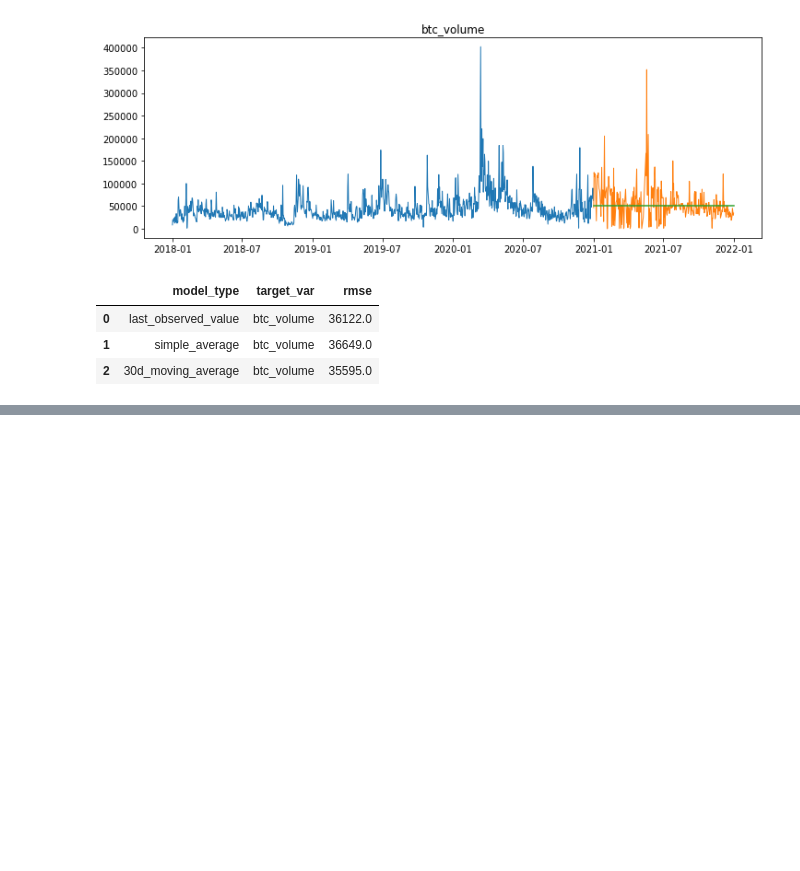
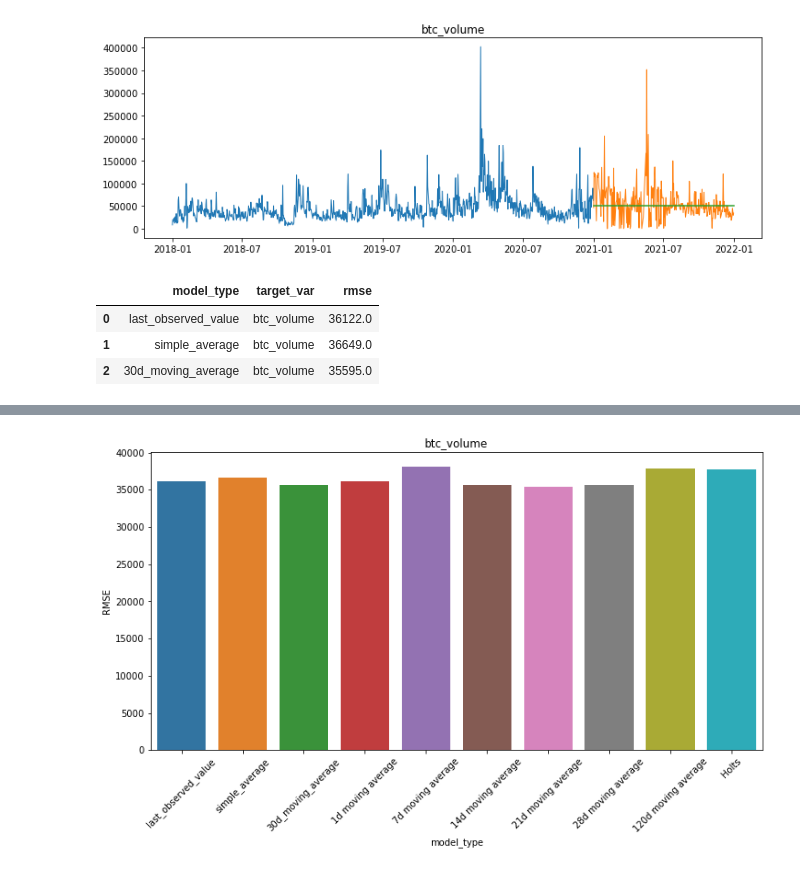
Before and after one commit to Michael-Austin-Mesa/personal-project, a Jupyter notebook: modeling.ipynb, the cells around one changed output, grey strips where cells are left out. Saved outputs shown, nothing was run; the diff lists cells and outputs as text; code cells hidden in the pictures; blank space fills up the shorter version.

```diff
--- a/modeling.ipynb
+++ b/modeling.ipynb
@@ -163,0 +237,4 @@ eval_df
+# %%
+eval_df = append_eval_df(model_type = 'Holts',
+                             target_var = col)
+eval_df
@@ -163,0 +347,11 @@ eval_df
+# %%
+x = eval_df[eval_df.target_var == col]['model_type']
+y = eval_df[eval_df.target_var == col]['rmse']
+plt.figure(figsize=(12, 6))
+sns.barplot(x=x, y=y)
+plt.title(col)
+plt.ylabel('RMSE')
+plt.xticks(rotation=45)
+plt.show()
+# %% [output]
+[figure, added]
```
Also changed, not shown: parts of 33 cells of this notebook.
